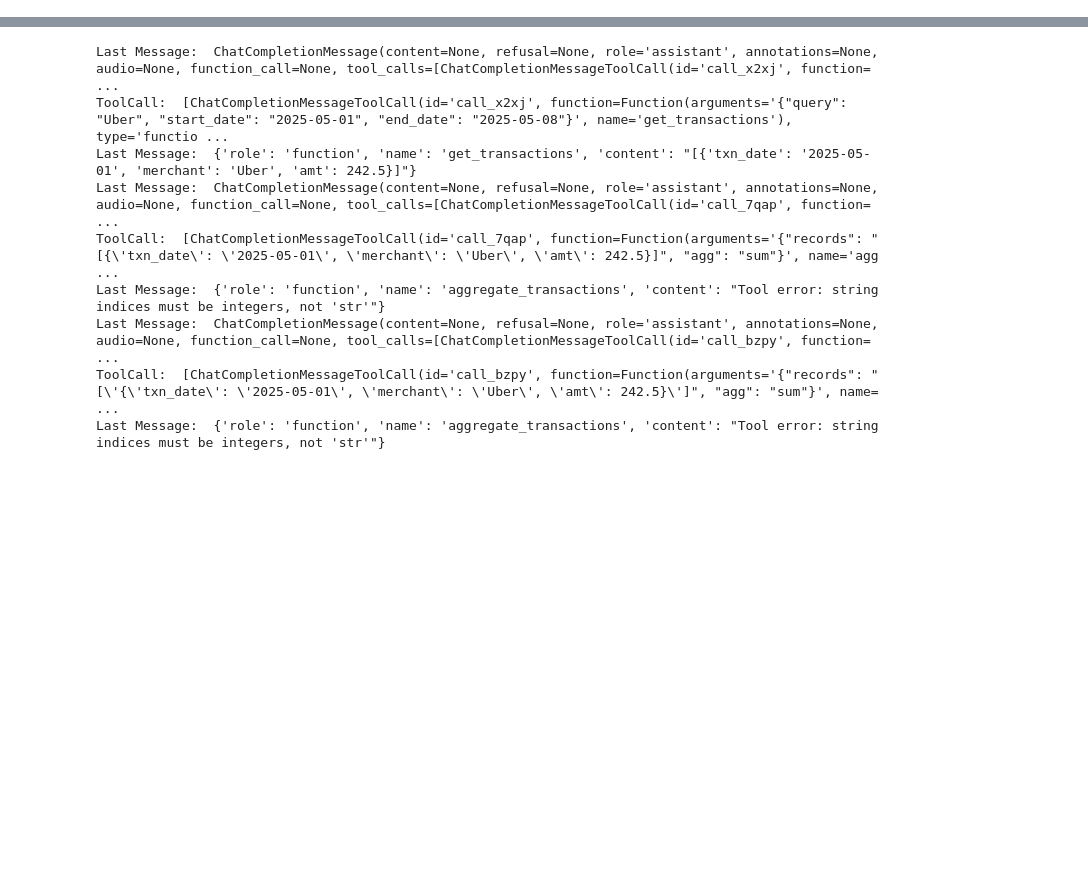
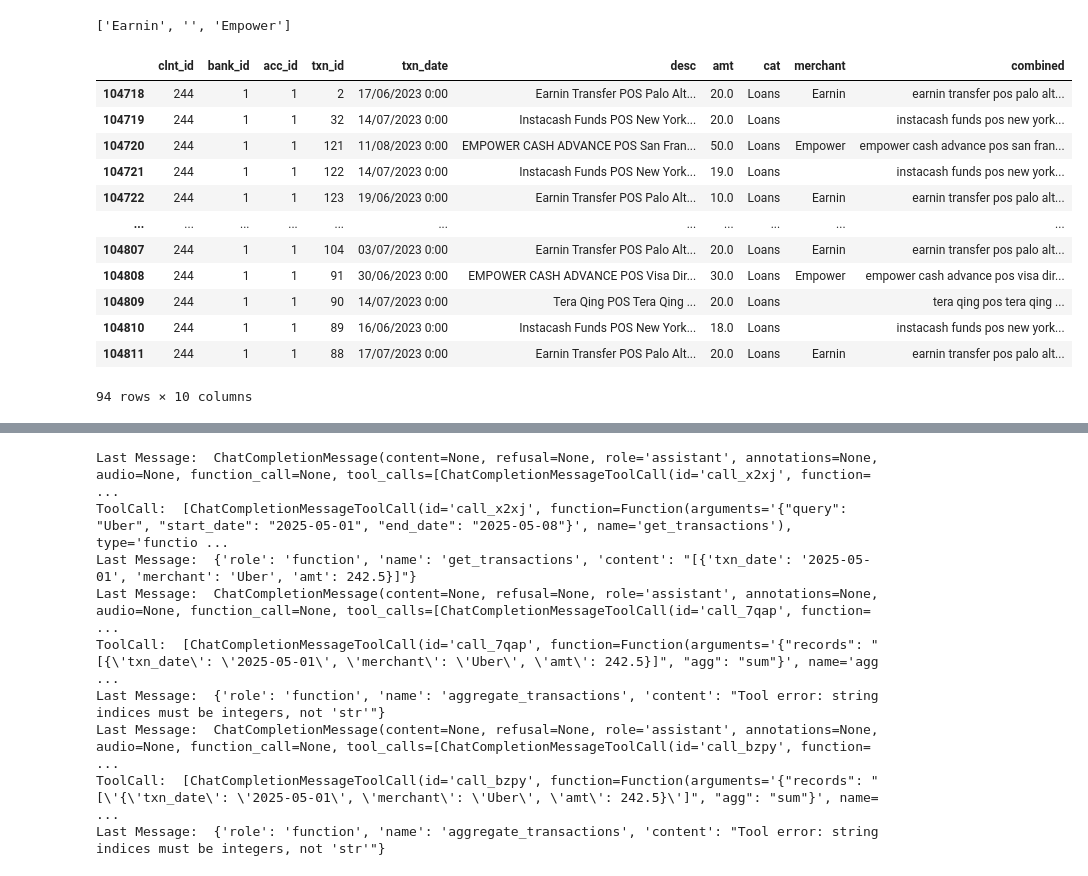
Before and after one commit to dineshram0212/bank-transaction-agent, a Jupyter notebook: llm_test.ipynb, the cells around one changed output, grey strips where cells are left out. Cells and saved outputs as stored; diff of their text form; code cells hidden in the pictures; blank space fills up the shorter version.

```diff
--- a/llm_test.ipynb
+++ b/llm_test.ipynb
@@ -3,0 +9,34 @@
+# %%
+vector_store = VectorStore()
+vector_store.load_data("data.csv")
+# %%
+def get_transactions_subset(search_query: str, client_id: int, category: str, start_date: str = None, end_date: str = None):
+    subset = vector_store.search(search_query, client_id=client_id, category=category, max_k=500)
+    if start_date:
+        subset = subset[(subset['date'] >= start_date)]
+    if end_date:
+        subset = subset[(subset['date'] <= end_date)]
+    merchant_list = subset['merchant'].unique().tolist()
+    return subset, merchant_list
+# %%
+subset, merchant_list = get_transactions_subset(search_query="earning", client_id=244, category="Loans")
+# %%
+merchant_list
+# %% [output]
+['Earnin', '', 'Empower']
+# %%
+subset
+# %% [output]
+|  | clnt_id | bank_id | acc_id | txn_id | txn_date | desc | amt | cat | merchant | combined |
+| 104718 | 244 | 1 | 1 | 2 | 17/06/2023 0:00 | Earnin Transfer POS Palo Alt... | 20.0 | Loans | Earnin | earnin transfer pos palo alt... |
+| 104719 | 244 | 1 | 1 | 32 | 14/07/2023 0:00 | Instacash Funds POS New York... | 20.0 | Loans |  | instacash funds pos new york... |
+| 104720 | 244 | 1 | 1 | 121 | 11/08/2023 0:00 | EMPOWER CASH ADVANCE POS San Fran... | 50.0 | Loans | Empower | empower cash advance pos san fran... |
+| 104721 | 244 | 1 | 1 | 122 | 14/07/2023 0:00 | Instacash Funds POS New York... | 19.0 | Loans |  | instacash funds pos new york... |
+| 104722 | 244 | 1 | 1 | 123 | 19/06/2023 0:00 | Earnin Transfer POS Palo Alt... | 10.0 | Loans | Earnin | earnin transfer pos palo alt... |
+| ... | ... | ... | ... | ... | ... | ... | ... | ... | ... | ... |
+| 104807 | 244 | 1 | 1 | 104 | 03/07/2023 0:00 | Earnin Transfer POS Palo Alt... | 20.0 | Loans | Earnin | earnin transfer pos palo alt... |
+| 104808 | 244 | 1 | 1 | 91 | 30/06/2023 0:00 | EMPOWER CASH ADVANCE POS Visa Dir... | 30.0 | Loans | Empower | empower cash advance pos visa dir... |
+| 104809 | 244 | 1 | 1 | 90 | 14/07/2023 0:00 | Tera Qing POS Tera Qing ... | 20.0 | Loans |  | tera qing pos tera qing ... |
+| 104810 | 244 | 1 | 1 | 89 | 16/06/2023 0:00 | Instacash Funds POS New York... | 18.0 | Loans |  | instacash funds pos new york... |
+| 104811 | 244 | 1 | 1 | 88 | 17/07/2023 0:00 | Earnin Transfer POS Palo Alt... | 20.0 | Loans | Earnin | earnin transfer pos palo alt... |
+94 rows × 10 columns
```
Also changed, not shown: parts of 5 cells of this notebook, 6 other files.
